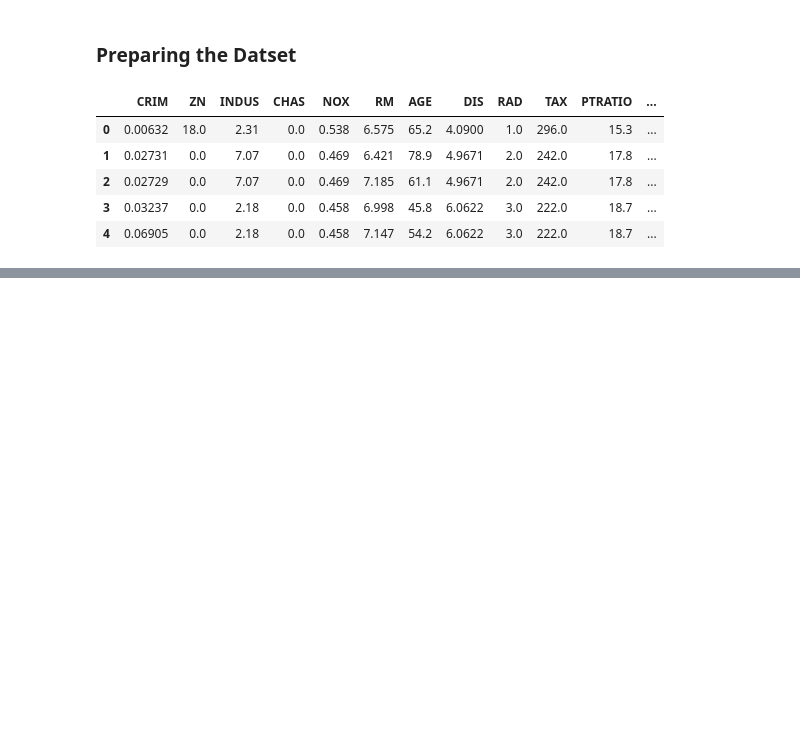
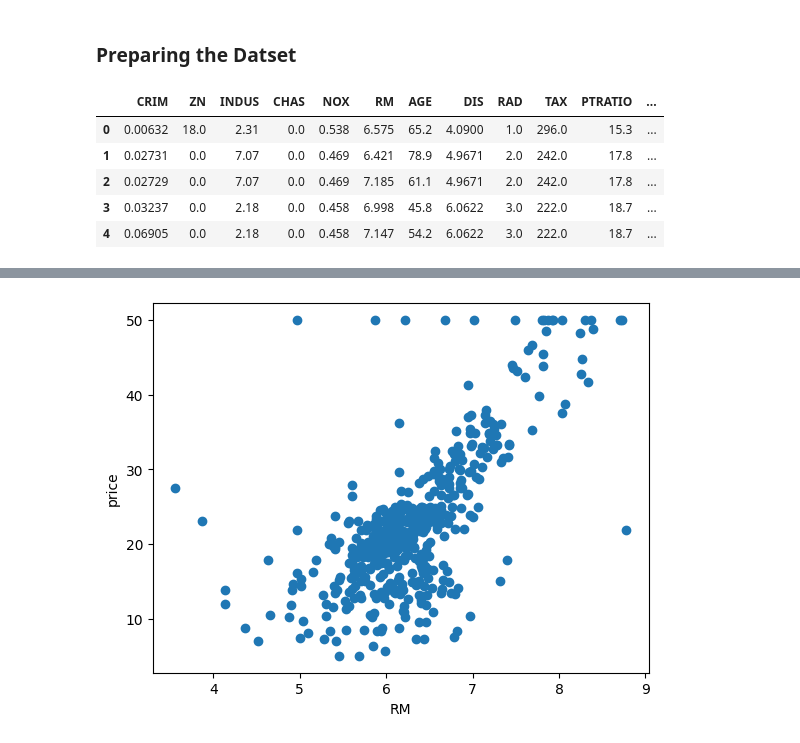
Before and after one commit to mra9165/Boston-House-Prediction, a Jupyter notebook: model.ipynb, the cells around one changed output, grey strips where cells are left out. Drawn from its saved outputs; the diff is of its cells as text; code cells hidden in the pictures; blank space fills up the shorter version.

```diff
--- a/model.ipynb
+++ b/model.ipynb
@@ -82,0 +198,7 @@ dataset.head()
+# %%
+plt.scatter(dataset['RM'],dataset['price'])
+plt.xlabel('RM')
+plt.ylabel('price')
+plt.show()
+# %% [output]
+[figure, added]
```
Also changed, not shown: parts of 50 cells of this notebook.
